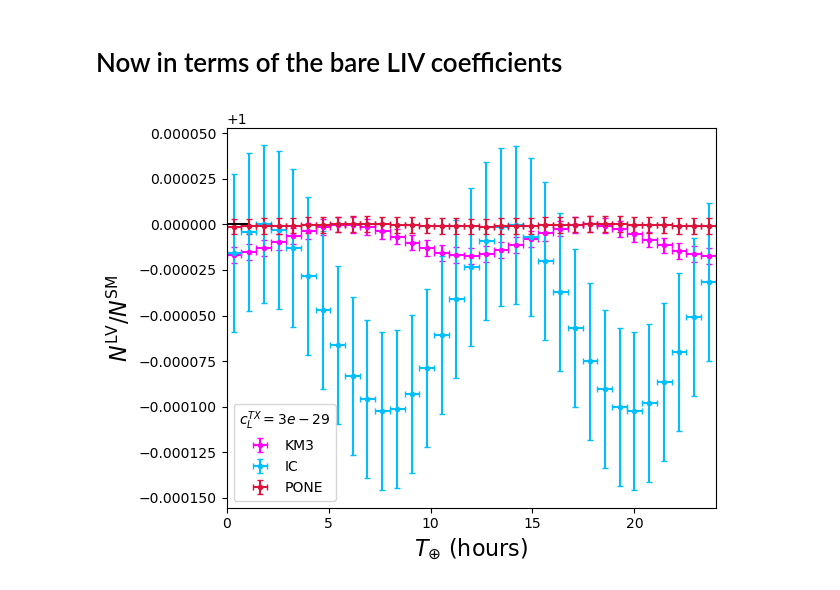
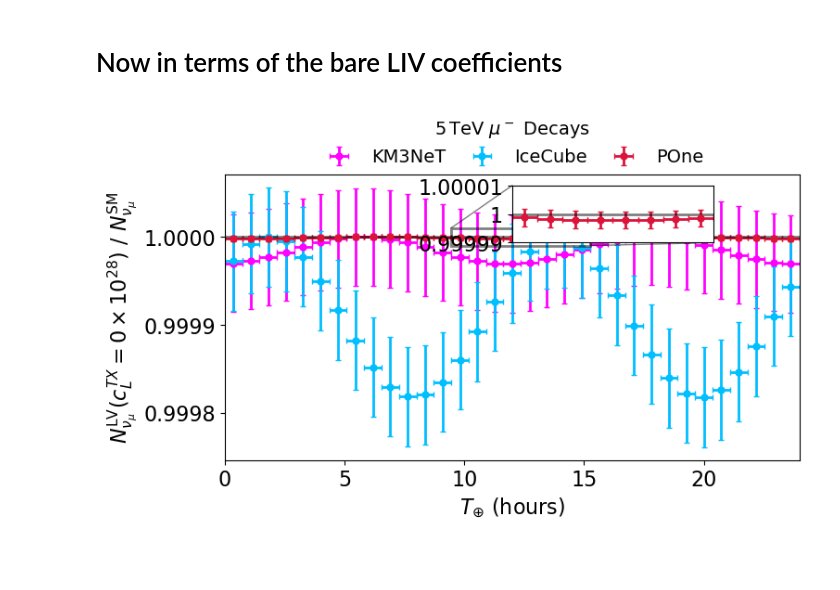
Before and after one commit to nickkamp1/NuTelescopeMuCollider, a Jupyter notebook: LorentzViolationSidereal_Analysis.ipynb, the cells around one changed output. Cells and saved outputs as stored; diff of their text form; code cells hidden in the pictures; blank space fills up the shorter version.

```diff
--- a/LorentzViolationSidereal_Analysis.ipynb
+++ b/LorentzViolationSidereal_Analysis.ipynb
@@ -65,7 +120,7 @@ for exp,nEvents in nEvents_dict.items():
 # %% [markdown]
 ## but how does amplitude correspond to PSD?
 # %%
-Ac_list = np.logspace(-27,-24,6)
+Ac_list = np.logspace(-26,-23,6)
 mode2_amps = {}
 for exp in experiment_list:
     amp = np.empty(int(nBins/2-1))
@@ -73,10 +128,11 @@ for exp in experiment_list:
     mode2_amps[exp] = []
     for Ac in Ac_list:
         events = (nEvents_dict[exp]/nBins)*osc_prob(baseline_list[exp],t_bin_centers,Ac=Ac)
-        fft = np.abs(np.abs(np.fft.fft(events)))[:int(nBins/2)-1]
-        amp[0] = fft[0]/nBins
-        amp[1:] = 2*fft[1:]/nBins
-        amp/= amp[0]
+        # fft = np.abs(np.abs(np.fft.fft(events)))[:int(nBins/2)-1]
+        # amp[0] = fft[0]/nBins
+        # amp[1:] = 2*fft[1:]/nBins
+        # amp/= amp[0]
+        amp = get_amplitudes(events)
         mode2_amps[exp].append(amp[2])
         ax[0].errorbar(t_bin_centers,events,xerr=(t_bins[1]-t_bins[0])/2,yerr=np.sqrt(events),capsize=3,label="%1.1e"%Ac)
         ax[1].plot(amp)
@@ -97,13 +153,13 @@ for exp in experiment_list:
     Ac_interp = interp1d(np.log10(mode2_amps[exp]),np.log10(Ac_list))
     amp_upper_limit = exp_sensitivities[(exp,2)][0.9]
     Ac_upper_limit[exp] = 10**Ac_interp(np.log10(amp_upper_limit))
-    plt.plot(Ac_list,mode2_amps[exp],label=exp)
+    plt.plot(Ac_list,mode2_amps[exp],label=exp,color=color_list[exp])
     plt.plot([Ac_list[0],Ac_upper_limit[exp]],
              [amp_upper_limit,amp_upper_limit],
-             color="black",ls=":")
+             color=color_list[exp],ls=":")
     plt.plot([Ac_upper_limit[exp],Ac_upper_limit[exp]],
              [0,amp_upper_limit],
-             color="black",ls=":")
+             color=color_list[exp],ls=":")
 plt.xlabel(r"$\mathcal{A}_c$")
 plt.ylabel("Mode 2 Amplitude from DFT")
 plt.loglog()
@@ -115,28 +171,82 @@ plt.show()
 # %% [markdown]
 # Now in terms of the bare LIV coefficients
 # %%
-aL_vec = np.zeros(4)
-cL_vec = np.zeros((4,4))
-cL_vec[0,1] = 3e-29 # for example
+from mpl_toolkits.axes_grid1.inset_locator import inset_axes
+fig = plt.figure()
+ax = plt.gca()
+aL_vec = np.zeros(4,dtype=float)
+cL_vec = np.zeros((4,4),dtype=float)
+cL_vec[0,1] = 4e-29 # for example
+#aL_vec[3] = 2e-23 # for example
 LVsv = LV_sidreal_variations(aL_vec,cL_vec)
+plot_lines = []
+test_amplitudes = {}
 for exp in experiment_list:
     C,As,Ac,Bs,Bc = LVsv.get_coefficients(exp)
     nominal = (nEvents_dict[exp]/nBins)
     events = (nEvents_dict[exp]/nBins)*osc_prob(baseline_list[exp],
                                                 t_bin_centers,
                                                 C=C,
                                                 Ac=Ac,As=As,
                                                 Bc=Bc,Bs=Bs)
-    plt.errorbar(t_bin_centers*24,events/nominal,xerr=24*(t_bins[1]-t_bins[0])/2,yerr=np.sqrt(events)/nominal,
-                 color=color_list[exp],capsize=2,label=exp,fmt=".")
-plt.plot([0,1],[1,1],color="black")
-plt.legend(title=r"$c_L^{TX} = %0.0e$"%cL_vec[0,1])
+    test_amplitudes[exp] = get_amplitudes(events)
+    plot_lines.append(
+        plt.errorbar(t_bin_centers*24,events/nominal,xerr=24*(t_bins[1]-t_bins[0])/2,yerr=np.sqrt(events)/nominal,
+                     color=color_list[exp],capsize=2,label=exp,fmt=".")
+    )
+plt.plot([0,24],[1,1],color="black",alpha=0.5,ls="-")
 plt.xlim(0,24)
+#plt.ylim(0.9985,1.001)
 #plt.semilogy()
 plt.xlabel(r"$T_{\oplus}$ (hours)",fontsize=16)
-plt.ylabel(r"$N^{\rm LV} / N^{\rm SM}$",fontsize=16)
-plt.tight_layout()
-plt.savefig("figures/LV_sidereal.pdf",dpi=100)
+plt.ylabel(r"$N^{\rm LV}_{\nu_\mu}(c_L^{TX} = %1.0f \times 10^{28})~/~N^{\rm SM}_{\nu_\mu}$"%(cL_vec[0,1]/1e-28),fontsize=16)
+p0 = plt.plot([],[])
+# plt.text(0.57,0.05,
+#          r"$c_L^{TX} = %1.0f \times 10^{28}$"%(cL_vec[0,1]/1e-28),
+#          fontsize=16,
+#          horizontalalignment='center', verticalalignment='center',
+#          transform=plt.gca().transAxes)
+#"Baseline:\nChicago" + r"$\to$"] +
+plt.legend(plot_lines,[experiment_names[exp] for exp in experiment_list],
+            ncol=3, fontsize=14, columnspacing=1, frameon=False,
+            loc='upper center', bbox_to_anchor=(0.5, 1.25),
+           title=r"$5\,{\rm TeV}~\mu^-$ Decays",title_fontsize=14)
+
+
+# zoomed in axis
+
+# Define the limits for the inset (zoomed-in section)
+x1, x2, y1, y2 = 24*t_bins[13], 24*t_bins[21], 0.99999, 1.00001
+# Add an inset axes
+ax_inset = plt.gca().inset_axes([0.5, 0.76, 0.35, 0.2],
+                                xlim=(x1, x2),ylim=(y1, y2),
+                                xticklabels=[],
+                                yticklabels=[y1,1,y2],
+                                xticks=[],
+                                yticks=[y1,1,y2]
+                               )
+
+
+ax_inset.set_xlim(x1, x2)
+ax_inset.set_ylim(y1, y2)
+
+exp = "PONE"
+C,As,Ac,Bs,Bc = LVsv.get_coefficients(exp)
+nominal = (nEvents_dict[exp]/nBins)
+events = (nEvents_dict[exp]/nBins)*osc_prob(baseline_list[exp],
+                                            t_bin_centers,
+                                            C=C,
+                                            Ac=Ac,As=As,
+                                            Bc=Bc,Bs=Bs)
+test_amplitudes[exp] = get_amplitudes(events)
+ax_inset.errorbar(t_bin_centers*24,events/nominal,xerr=24*(t_bins[1]-t_bins[0])/2,yerr=np.sqrt(events)/nominal,
+             color=color_list[exp],capsize=2,fmt=".")
+ax_inset.plot([x1,x2],[1,1],color="black",alpha=0.5,ls="-")
+
+ax.indicate_inset_zoom(ax_inset, edgecolor="black",lw=2)
+
+
+plt.savefig("figures/LV_sidereal.pdf",dpi=100,bbox_inches='tight')
 plt.show()
 # %% [output]
-[figure, old version]
+[figure, new version]
```
Also changed, not shown: parts of 11 cells of this notebook, 16 other files.
